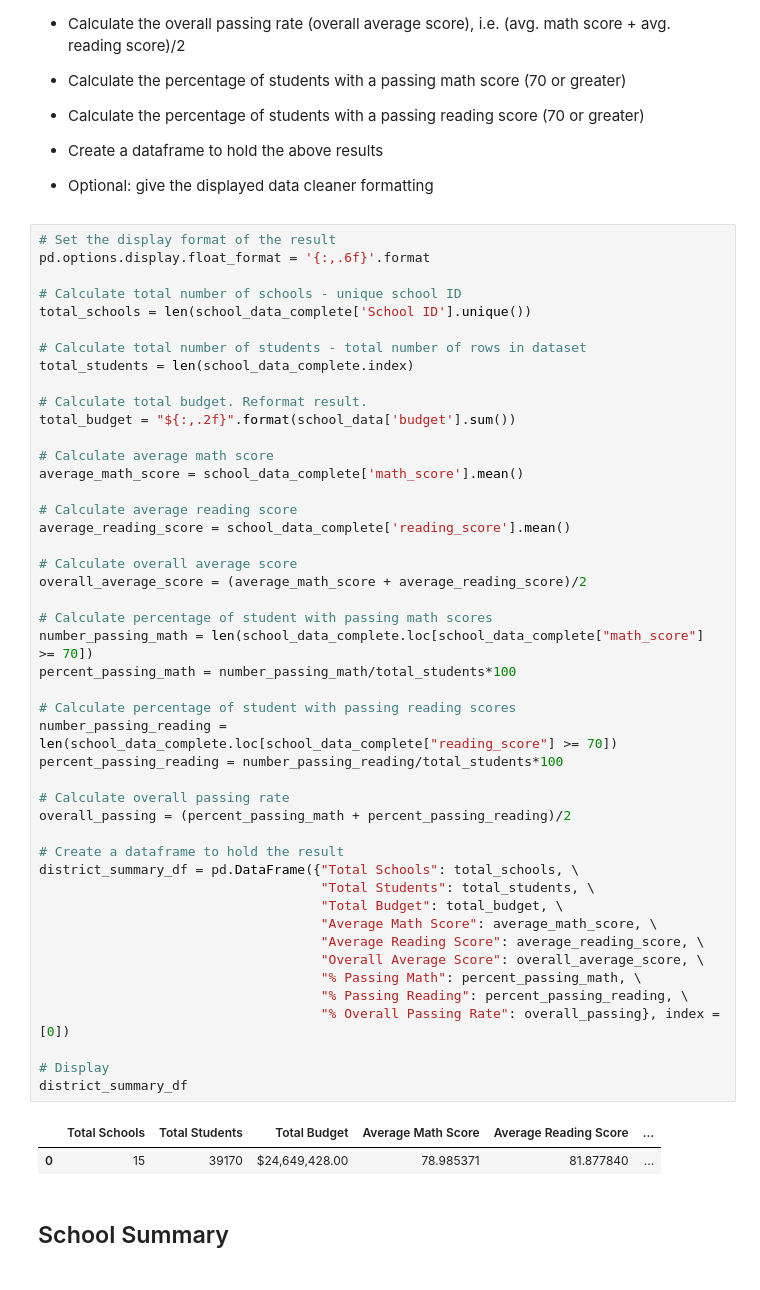
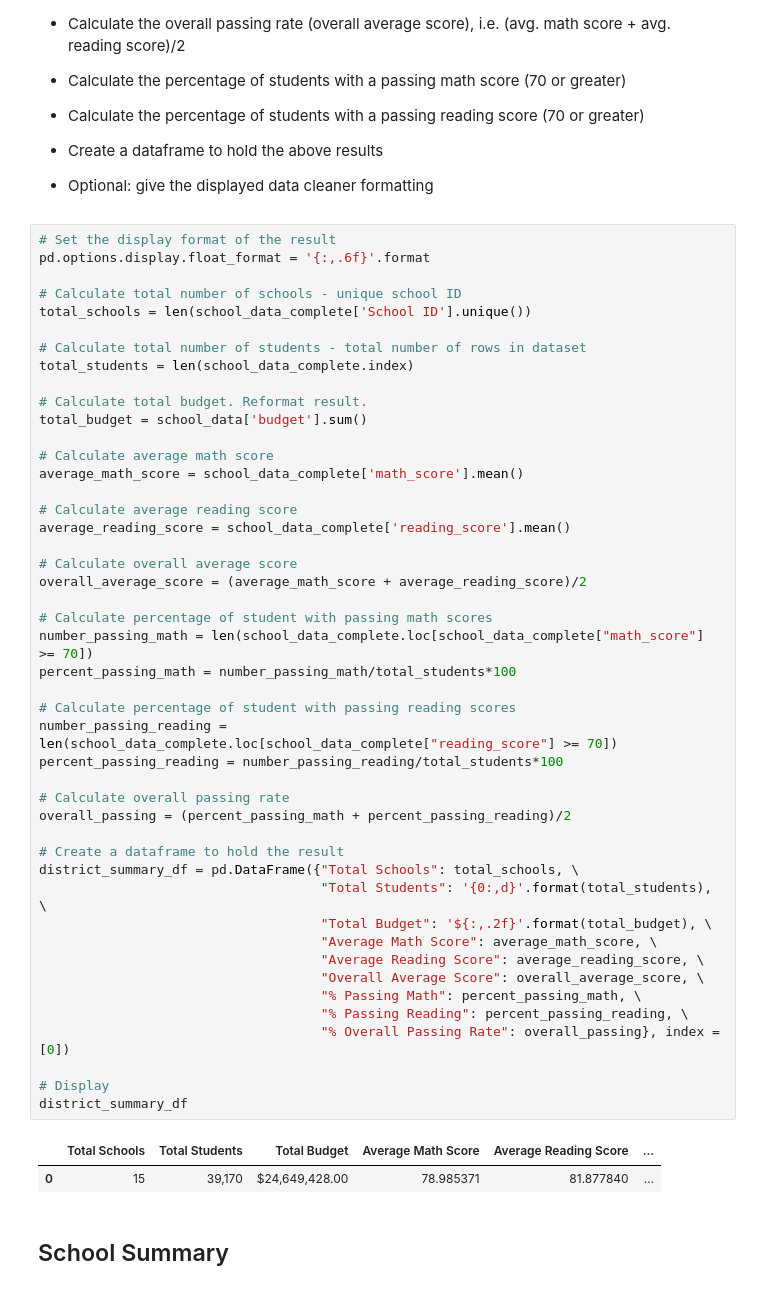
Before and after one commit to zhenyang9261/data-homework-pandas, a Jupyter notebook: PyCitySchools/PyCitySchools_starter.ipynb, the cells around one changed output. Saved outputs shown, nothing was run; the diff lists cells and outputs as text.

Commit message:
Fixed number format issues

```diff
--- a/PyCitySchools/PyCitySchools_starter.ipynb
+++ b/PyCitySchools/PyCitySchools_starter.ipynb
@@ -72,7 +72,7 @@ total_schools = len(school_data_complete['School ID'].unique())
 total_students = len(school_data_complete.index)
 
 # Calculate total budget. Reformat result.
-total_budget = "${:,.2f}".format(school_data['budget'].sum())
+total_budget = school_data['budget'].sum()
 
 # Calculate average math score
 average_math_score = school_data_complete['math_score'].mean()
@@ -80,36 +80,36 @@ average_math_score = school_data_complete['math_score'].mean()
 # Calculate average reading score
 average_reading_score = school_data_complete['reading_score'].mean()
 
 # Calculate overall average score
 overall_average_score = (average_math_score + average_reading_score)/2
 
 # Calculate percentage of student with passing math scores
 number_passing_math = len(school_data_complete.loc[school_data_complete["math_score"] >= 70])
 percent_passing_math = number_passing_math/total_students*100
 
 # Calculate percentage of student with passing reading scores
 number_passing_reading = len(school_data_complete.loc[school_data_complete["reading_score"] >= 70])
 percent_passing_reading = number_passing_reading/total_students*100
 
 # Calculate overall passing rate
 overall_passing = (percent_passing_math + percent_passing_reading)/2
 
 # Create a dataframe to hold the result
 district_summary_df = pd.DataFrame({"Total Schools": total_schools, \
-                                    "Total Students": total_students, \
-                                    "Total Budget": total_budget, \
+                                    "Total Students": '{0:,d}'.format(total_students), \
+                                    "Total Budget": '${:,.2f}'.format(total_budget), \
                                     "Average Math Score": average_math_score, \
                                     "Average Reading Score": average_reading_score, \
                                     "Overall Average Score": overall_average_score, \
                                     "% Passing Math": percent_passing_math, \
                                     "% Passing Reading": percent_passing_reading, \
                                     "% Overall Passing Rate": overall_passing}, index = [0])
 
 # Display
 district_summary_df
 # %% [output]
 |  | Total Schools | Total Students | Total Budget | Average Math Score | Average Reading Score | ... |
-| 0 | 15 | 39170 | $24,649,428.00 | 78.985371 | 81.877840 | ... |
+| 0 | 15 | 39,170 | $24,649,428.00 | 78.985371 | 81.877840 | ... |
 # %% [markdown]
 ## School Summary
 # %% [markdown]
```
Also changed, not shown: 1 other file.
